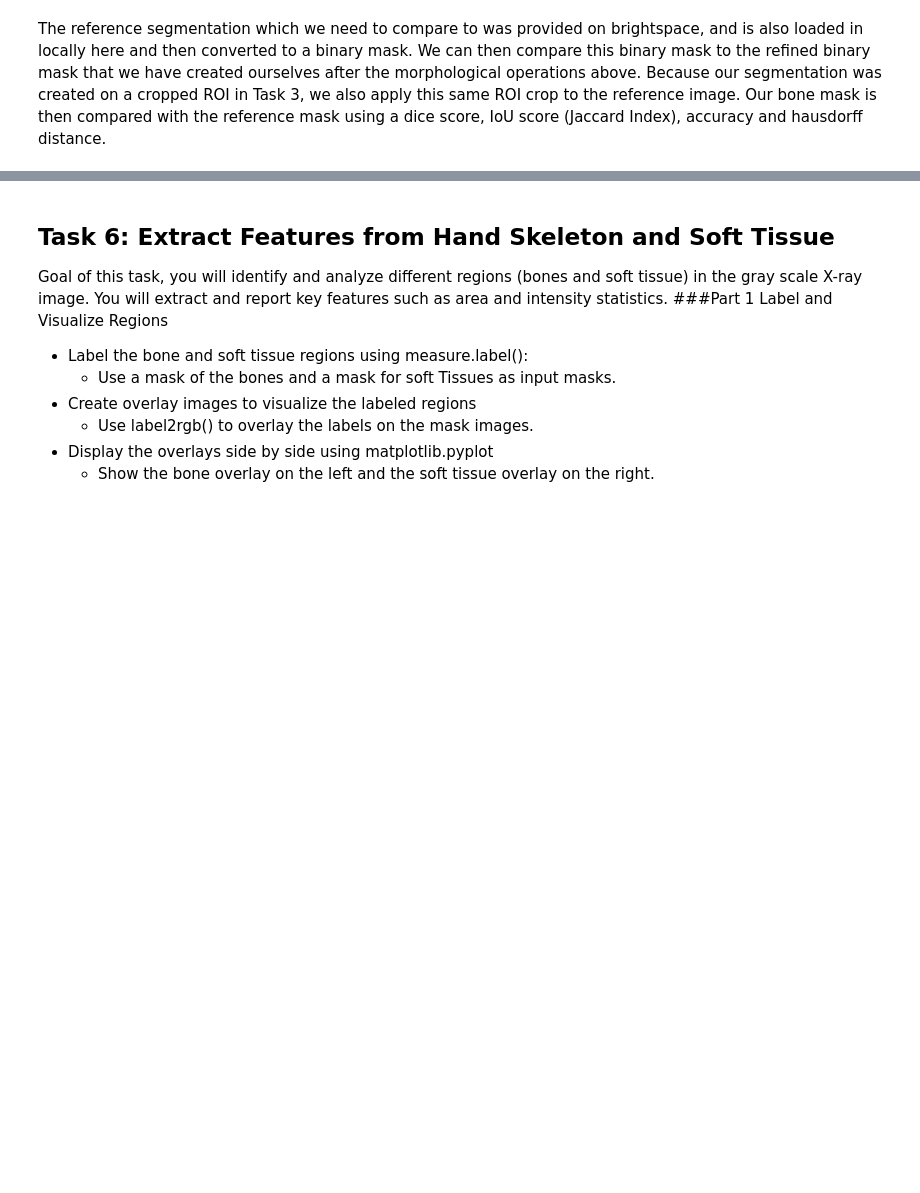
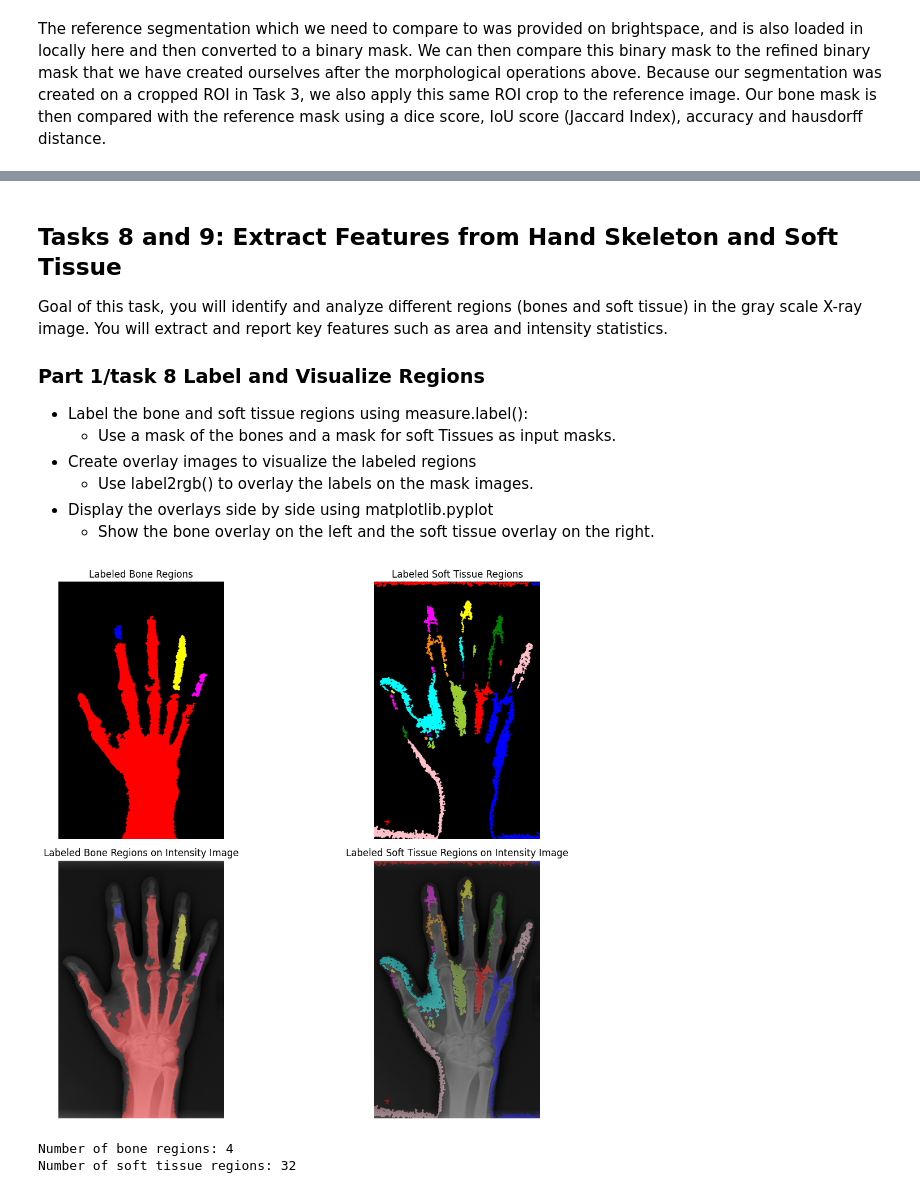
Before and after one commit to LiseKleinbekman/Bachelor-codes, a Jupyter notebook: BIP/LargeAssignment_Task6.ipynb, the cells around one changed output, grey strips where cells are left out. Cells and saved outputs as stored; diff of their text form; code cells hidden in the pictures; blank space fills up the shorter version.

Commit message:
Tasks6/7-9

```diff
--- a/BIP/LargeAssignment_Task6.ipynb
+++ b/BIP/LargeAssignment_Task6.ipynb
@@ -618,7 +760,8 @@ This is also the reason why the Jaccard Index is quite a bit lower than the dice
 # %% [markdown]
-## Task 6: Extract Features from Hand Skeleton and Soft Tissue
+## Tasks 8 and 9: Extract Features from Hand Skeleton and Soft Tissue
 Goal of this task, you will identify and analyze different regions (bones and soft tissue) in the gray scale X-ray image. You will extract and report key features such as area and intensity statistics.
-###Part 1 Label and Visualize Regions
+
+### Part 1/task 8 Label and Visualize Regions
 * Label the bone and soft tissue regions using measure.label():
   - Use a mask of the bones and a mask for soft Tissues as input masks.
 * Create overlay images to visualize the labeled regions
@@ -638,0 +771,52 @@ plt.show()
+# %%
+#Code task 8
+
+# Label the bone and soft tissue regions into separate connected components
+labeled_bones = measure.label(mask_bones)
+labeled_soft = measure.label(mask_soft)
+
+# Create coloured overlays so that each region has its separate color. The background is set to black(0)
+#The regions are overlaid on the original intensity image to show where the regions are in relation to the original image.
+bones_overlay_i = label2rgb(labeled_bones, image=roi_image, bg_label=0, alpha=0.4)
+soft_overlay_i = label2rgb(labeled_soft, image=roi_image, bg_label=0, alpha=0.4)
+
+#Overlay without the original image, so that the different regions are more clearly visible
+bones_overlay = label2rgb(labeled_bones, bg_label=0)
+soft_overlay = label2rgb(labeled_soft, bg_label=0)
+
+# Display the overlays side by side (bones left, soft tissue right)
+plt.figure(figsize=(14, 10))
+
+# Top row: labels on a plain background
+plt.subplot(2, 2, 1)
+plt.imshow(bones_overlay)
+plt.title('Labeled Bone Regions')
+plt.axis('off')
+
+plt.subplot(2, 2, 2)
+plt.imshow(soft_overlay)
+plt.title('Labeled Soft Tissue Regions')
+plt.axis('off')
+
+# Bottom row: same labels overlaid on the intensity image
+plt.subplot(2, 2, 3)
+plt.imshow(bones_overlay_i)
+plt.title('Labeled Bone Regions on Intensity Image')
+plt.axis('off')
+
+plt.subplot(2, 2, 4)
+plt.imshow(soft_overlay_i)
+plt.title('Labeled Soft Tissue Regions on Intensity Image')
+plt.axis('off')
+
+plt.tight_layout()
+plt.show()
+
+
+# Number of bone regions and number of soft tissue regions.
+print("Number of bone regions:", labeled_bones.max())
+print("Number of soft tissue regions:", labeled_soft.max())
+# %% [output]
+[figure, added]
+Number of bone regions: 4
+Number of soft tissue regions: 32
```
Also changed, not shown: parts of 13 cells of this notebook, 1 other file.
